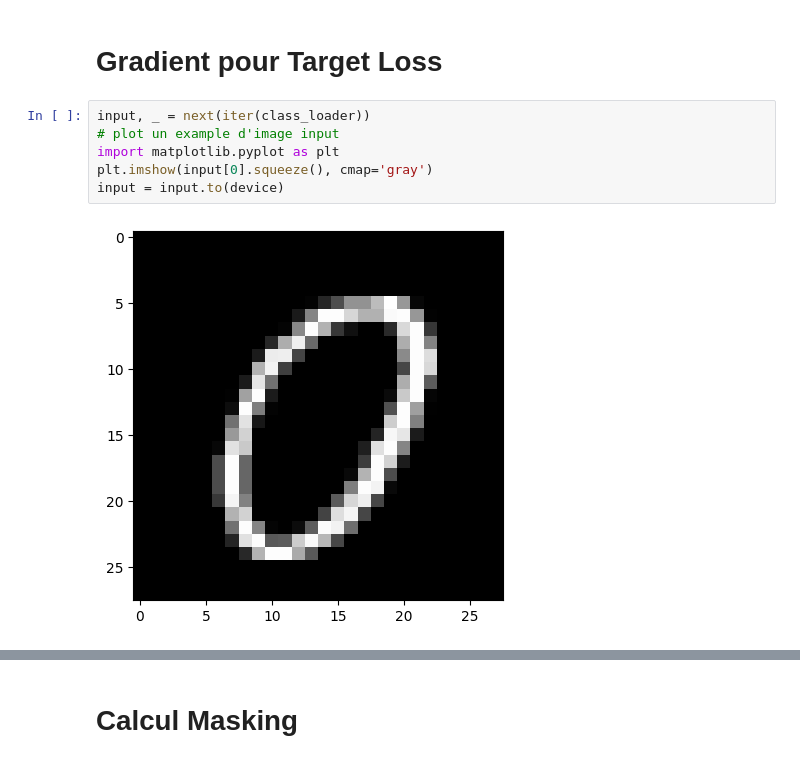
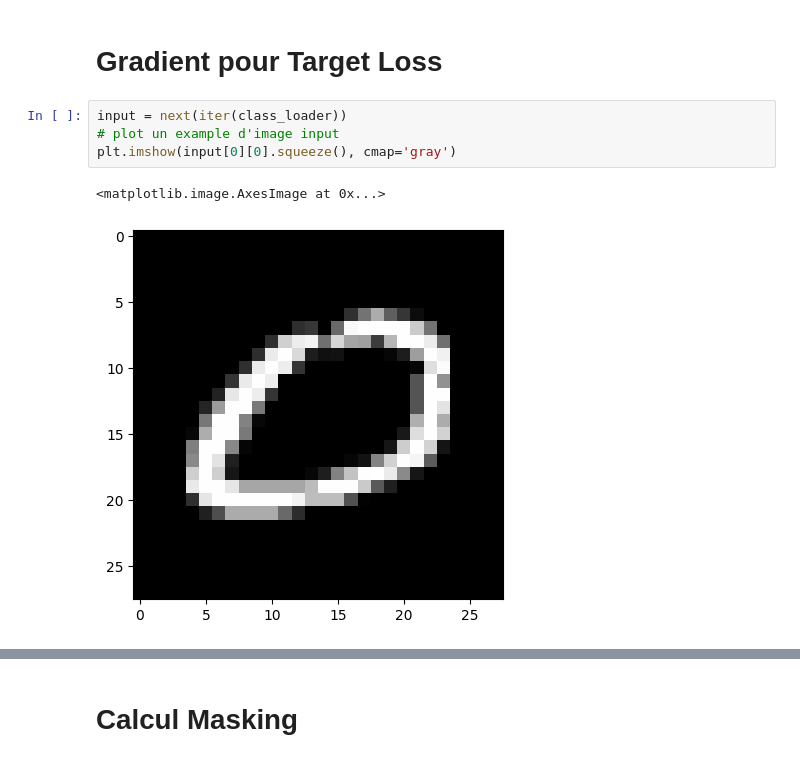
Before and after one commit to owl1996/MachineUL, a Jupyter notebook: main.ipynb, the cells around one changed output, grey strips where cells are left out. Cells and saved outputs as stored; diff of their text form.

```diff
--- a/main.ipynb
+++ b/main.ipynb
@@ -123,13 +143,12 @@ torch.Size([64, 128])
 # %% [markdown]
 # Gradient pour Target Loss
 # %%
-input, _ = next(iter(class_loader))
+input = next(iter(class_loader))
 # plot un example d'image input
-import matplotlib.pyplot as plt
-plt.imshow(input[0].squeeze(), cmap='gray')
-input = input.to(device)
+plt.imshow(input[0][0].squeeze(), cmap='gray')
 # %% [output]
+<matplotlib.image.AxesImage at 0x...>
-[figure, old version]
+[figure, new version]
 # %%
 def get_output_target(output, class_num):
     output_excluded = torch.cat([output[:, :class_num], output[:, class_num+1:]], dim=1)
```
Also changed, not shown: parts of 32 cells of this notebook.
